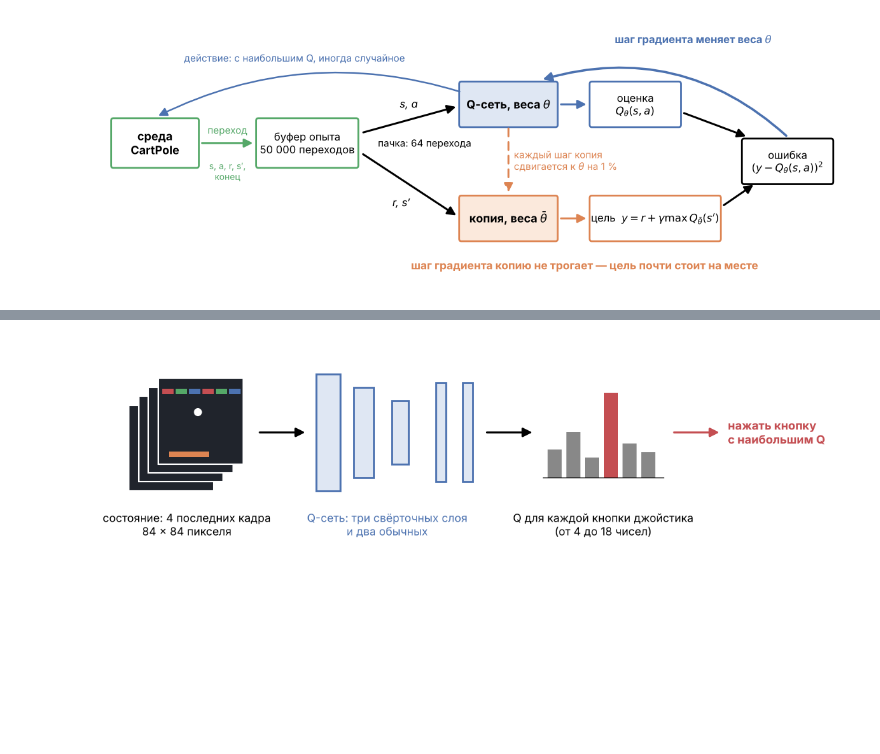
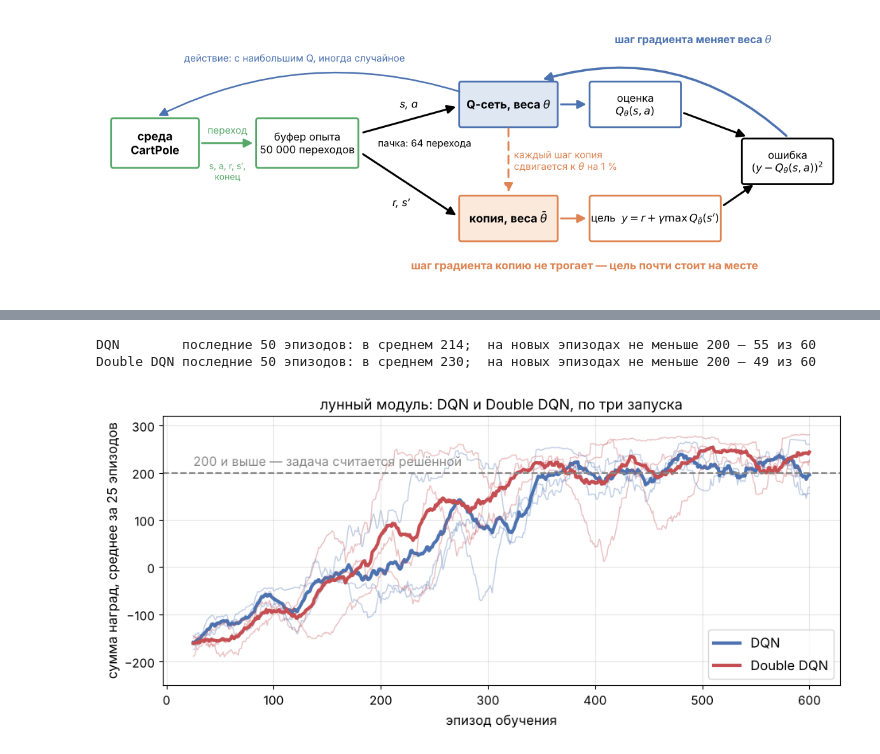
Before and after one commit to IlyaChichkanov/Reinforcement-learning, a Jupyter notebook: 07-dqn-stability/lecture/lecture.ipynb, the cells around one changed output, grey strips where cells are left out. Drawn from its saved outputs; the diff is of its cells as text; code cells hidden in the pictures; blank space fills up the shorter version.

```diff
--- a/07-dqn-stability/lecture/lecture.ipynb
+++ b/07-dqn-stability/lecture/lecture.ipynb
@@ -327,12 +333,7 @@ print("шест простоял шагов:", len(states) - 1)
 # %%
 rng = np.random.default_rng(0)
-first = rng.normal(size=(100_000, 2))          # массив 100 000 × 2: оценки двух действий, настоящая ценность 0
-second = rng.normal(size=(100_000, 2))         # вторая пара оценок тех же действий, ошибки независимые
-rows = np.arange(100_000)
-samples = {"оценка одного действия": first[:, 0],
-           "max: одна пара и выбирает, и оценивает": first.max(axis=1),
-           "первая пара выбирает, вторая оценивает": second[rows, first.argmax(axis=1)]}
-print(f"хотя бы одна из двух оценок выше 0: в {(first.max(axis=1) > 0).mean():.0%} повторов")
-plot_max_bias(samples, title="две оценки с настоящей ценностью 0: что попадает в цель")
-plt.show()
+copy = 10 + rng.normal(size=(100_000, 2))      # 100 000 повторов × 2 действия: оценки копии, настоящая ценность 10
+main = 10 + rng.normal(size=(100_000, 2))      # оценки основной сети для тех же действий, ошибки у неё свои
+double = np.where(main.argmax(axis=1) == 0, copy[:, 0], copy[:, 1])    # основная сеть выбирает, копия оценивает
+print(f"в среднем: одна оценка {copy[:, 0].mean():.2f}, цель DQN {copy.max(axis=1).mean():.2f}, цель Double DQN {double.mean():.2f}")
 # %% [output]
@@ -388,5 +352,17 @@ def double_targets(qnet, target_net, R, S2, D, gamma=0.99):
-# %%
-draw_atari_scheme()
-plt.show()
-# %% [output]
-[figure, removed]
+# %%
+curves, tests = {}, {}                   # по названию варианта: суммы наград (запуски × эпизоды) и проверки (запуски × 20)
+for name, double in (("DQN", False), ("Double DQN", True)):
+    if TRAIN_LANDER:
+        runs = [train_lander(seed, episodes=600, double=double) for seed in range(3)]     # список пар (суммы наград, сеть)
+        curves[name] = np.array([returns for returns, net in runs])
+        tests[name] = np.array([test_lander(net, episodes=20) for returns, net in runs])
+    else:
+        curves[name], tests[name] = load_lander("double" if double else "dqn")            # сохранённые три запуска
+    print(f"{name:10s} последние 50 эпизодов: в среднем {curves[name][:, -50:].mean():.0f};"
+          f"  на новых эпизодах не меньше 200 — {(tests[name] >= 200).sum()} из {tests[name].size}")
+plot_lander_compare(curves, title="лунный модуль: DQN и Double DQN, по три запуска")
+plt.show()
+# %% [output]
+DQN        последние 50 эпизодов: в среднем 214;  на новых эпизодах не меньше 200 — 55 из 60
+Double DQN последние 50 эпизодов: в среднем 230;  на новых эпизодах не меньше 200 — 49 из 60
+[figure, added]
```
Also changed, not shown: parts of 33 cells of this notebook, 9 other files.
